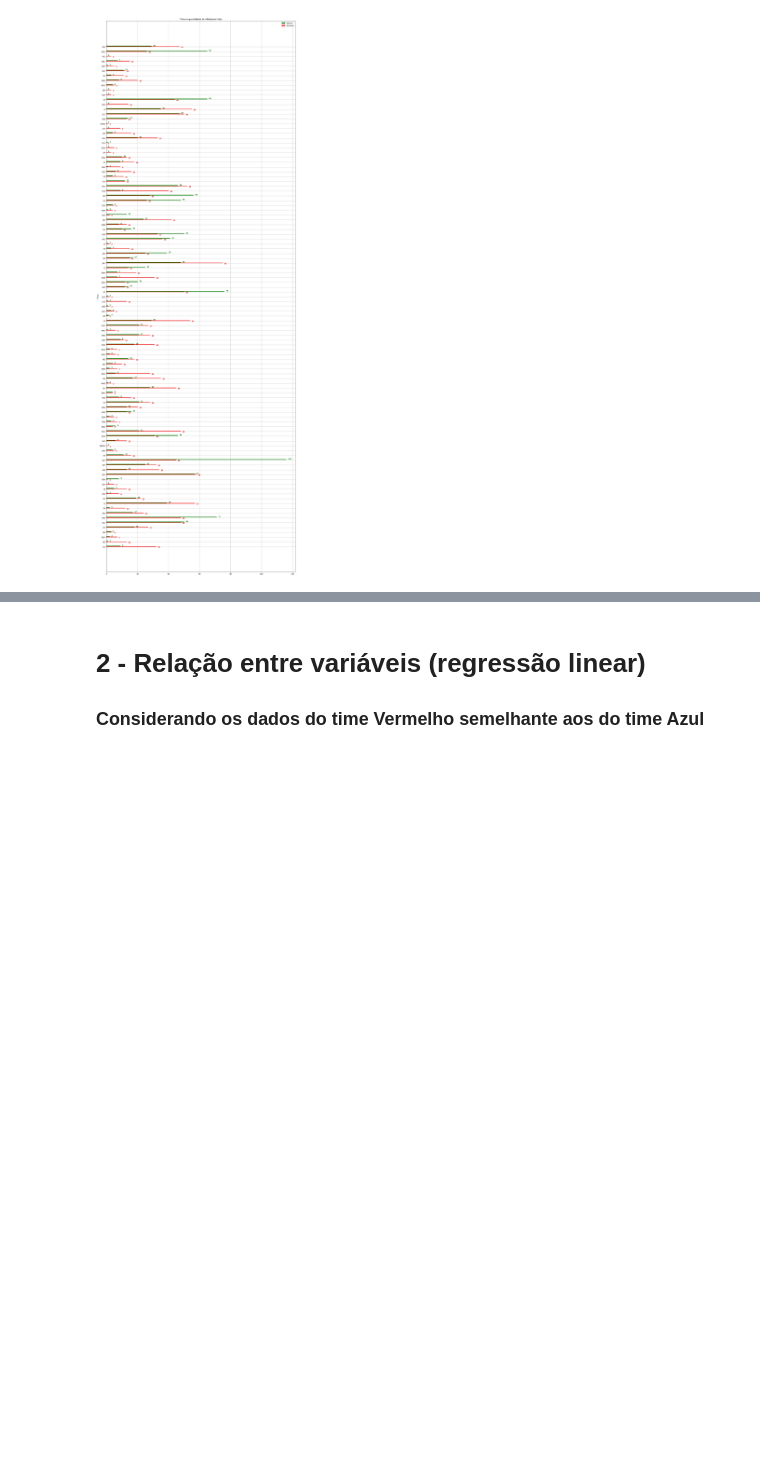
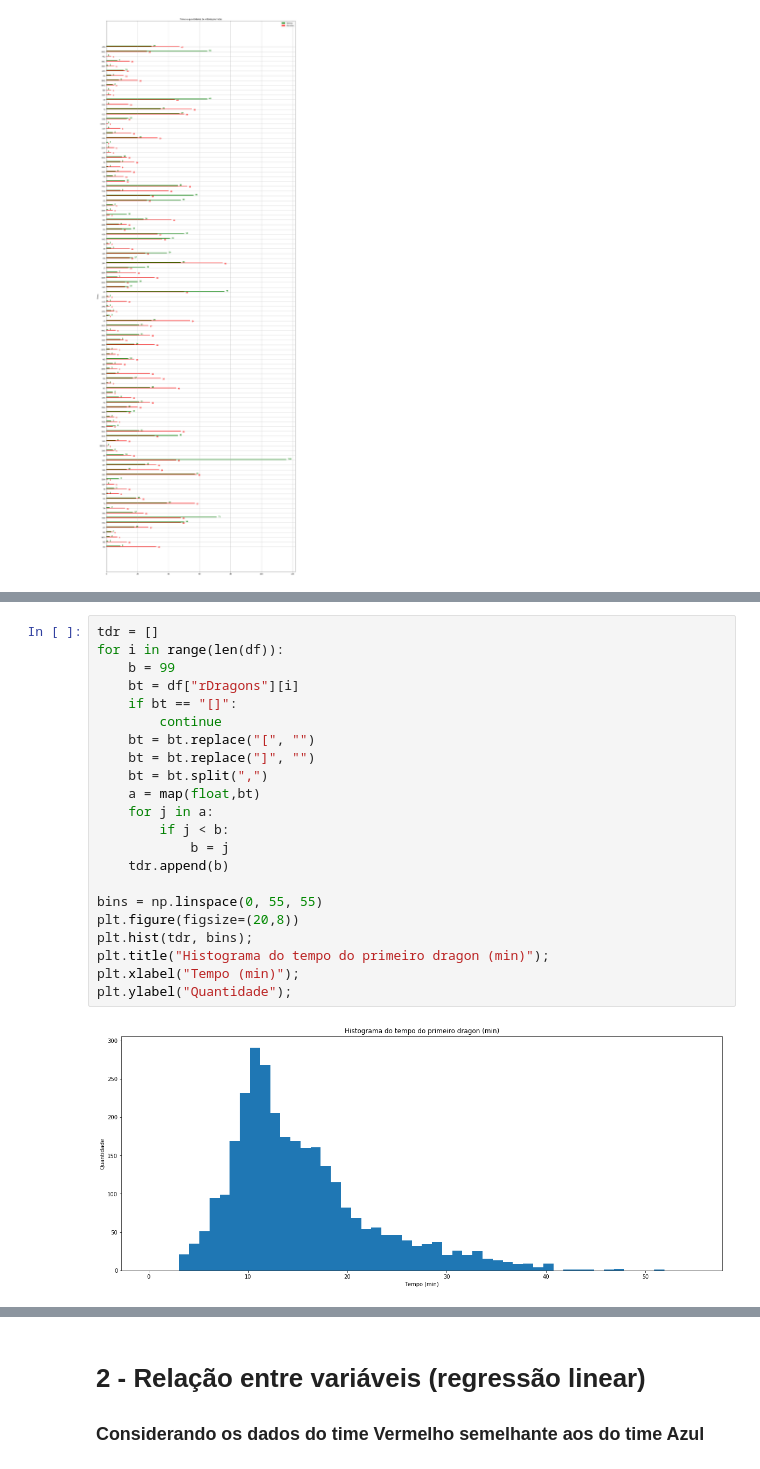
Before and after one commit to LiuSeeker/CieDados, a Jupyter notebook: Projeto 3/Proj3.ipynb, the cells around one changed output, grey strips where cells are left out. Drawn from its saved outputs; the diff is of its cells as text; blank space fills up the shorter version.

```diff
--- a/Projeto 3/Proj3.ipynb
+++ b/Projeto 3/Proj3.ipynb
@@ -284,0 +330,24 @@ plt.show()
+# %%
+tdr = []
+for i in range(len(df)):
+    b = 99
+    bt = df["rDragons"][i]
+    if bt == "[]":
+        continue
+    bt = bt.replace("[", "")
+    bt = bt.replace("]", "")
+    bt = bt.split(",")
+    a = map(float,bt)
+    for j in a:
+        if j < b:
+            b = j
+    tdr.append(b)
+
+bins = np.linspace(0, 55, 55)
+plt.figure(figsize=(20,8))
+plt.hist(tdr, bins);
+plt.title("Histograma do tempo do primeiro dragon (min)");
+plt.xlabel("Tempo (min)");
+plt.ylabel("Quantidade");
+# %% [output]
+[figure, added]
```
Also changed, not shown: parts of 40 cells of this notebook, 1 other file.
